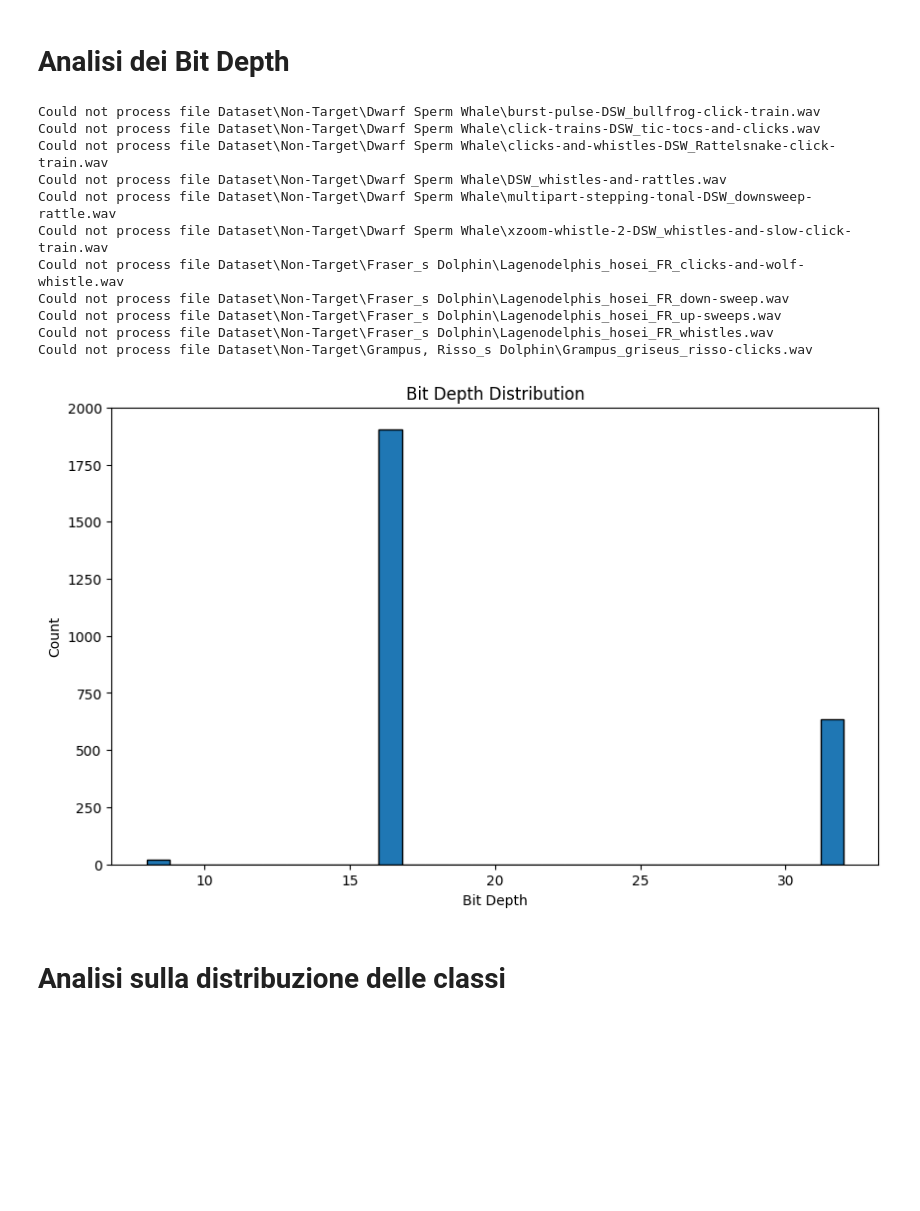
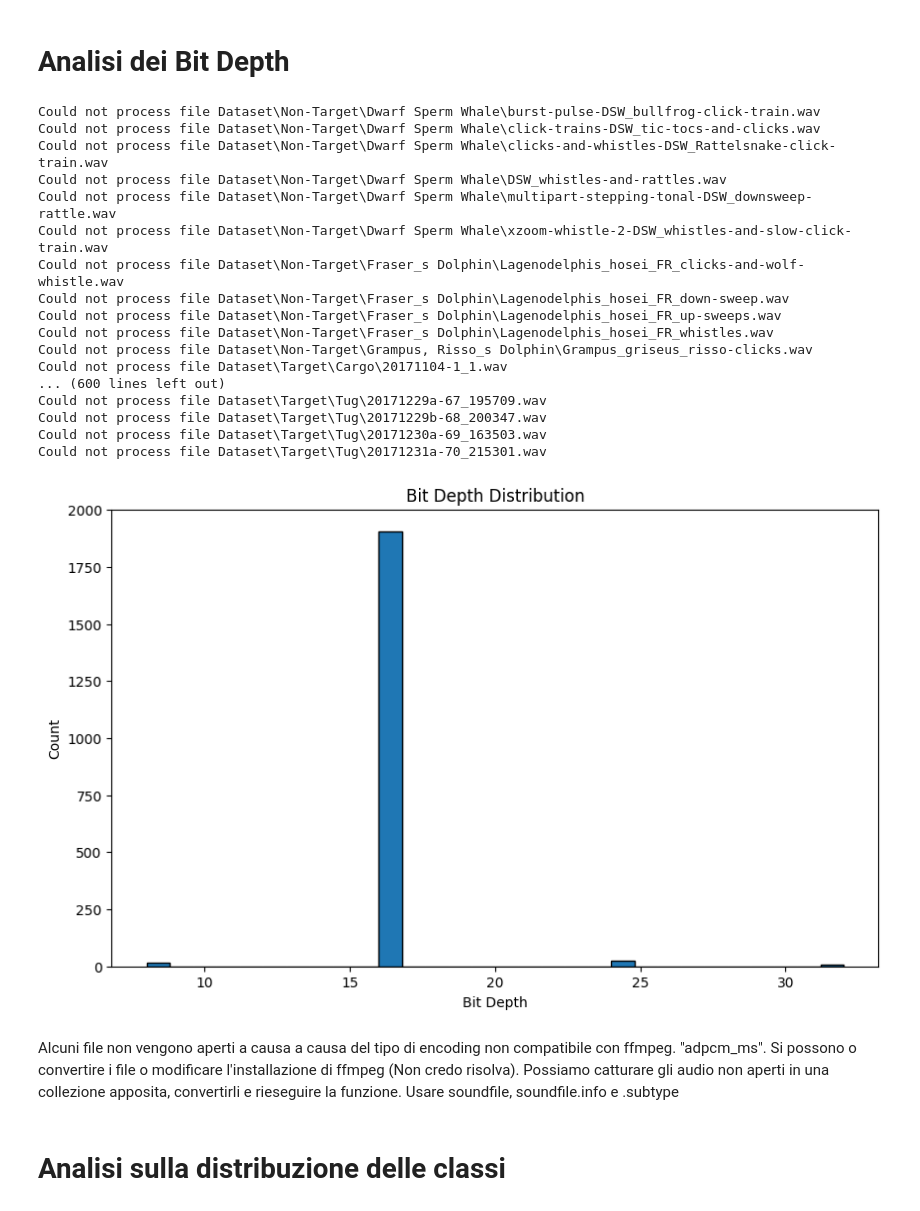
Before and after one commit to frenkmadda/UnderwaterSoundsClassification, a Jupyter notebook: test.ipynb, the cells around one changed output. Saved outputs shown, nothing was run; the diff lists cells and outputs as text; code cells hidden in the pictures; blank space fills up the shorter version.

Commit message:
Adjusted bit depth analysis

```diff
--- a/test.ipynb
+++ b/test.ipynb
@@ -185,9 +185,11 @@ Dataset/Non-Target/Fin, Finback Whale/atlfin.mp3
 # %% [markdown]
 # Analisi dei Bit Depth
 # %%
-from pydub import AudioSegment
+import soundfile as sf
 import matplotlib.pyplot as plt
-import os
+
+import wave
+import matplotlib.pyplot as plt
 
 def analyze_and_plot_bit_depth(audio_files):
     bit_depths = []
@@ -195,37 +197,47 @@ def analyze_and_plot_bit_depth(audio_files):
         if file.lower().endswith('.mp3'):  # Ignora i file .mp3
             continue
         try:
-            audio = AudioSegment.from_file(file)
-            bit_depth = audio.sample_width * 8  # Convert sample width to bit depth
-            bit_depths.append(bit_depth)
+            with wave.open(file, 'rb') as wf:
+                bit_depth = wf.getsampwidth() * 8  # Convert sample width to bit depth
+                bit_depths.append(bit_depth)
         except:
             print(f"Could not process file {file}")
             continue
 
     # Crea un plot a barre della distribuzione delle bit depth
     plt.figure(figsize=(10, 6))
     plt.hist(bit_depths, bins=30, edgecolor='black')
     plt.xlabel('Bit Depth')
     plt.ylabel('Count')
     plt.title('Bit Depth Distribution')
     plt.show()
 
+
+
 # Utilizzo della funzione
 audio_files = utils.get_audio_files('Dataset/df_paths.csv')
 analyze_and_plot_bit_depth(audio_files)
 # %% [output]
 Could not process file Dataset\Non-Target\Dwarf Sperm Whale\burst-pulse-DSW_bullfrog-click-train.wav
 Could not process file Dataset\Non-Target\Dwarf Sperm Whale\click-trains-DSW_tic-tocs-and-clicks.wav
 Could not process file Dataset\Non-Target\Dwarf Sperm Whale\clicks-and-whistles-DSW_Rattelsnake-click-train.wav
 Could not process file Dataset\Non-Target\Dwarf Sperm Whale\DSW_whistles-and-rattles.wav
 Could not process file Dataset\Non-Target\Dwarf Sperm Whale\multipart-stepping-tonal-DSW_downsweep-rattle.wav
 Could not process file Dataset\Non-Target\Dwarf Sperm Whale\xzoom-whistle-2-DSW_whistles-and-slow-click-train.wav
 Could not process file Dataset\Non-Target\Fraser_s Dolphin\Lagenodelphis_hosei_FR_clicks-and-wolf-whistle.wav
 Could not process file Dataset\Non-Target\Fraser_s Dolphin\Lagenodelphis_hosei_FR_down-sweep.wav
 Could not process file Dataset\Non-Target\Fraser_s Dolphin\Lagenodelphis_hosei_FR_up-sweeps.wav
 Could not process file Dataset\Non-Target\Fraser_s Dolphin\Lagenodelphis_hosei_FR_whistles.wav
 Could not process file Dataset\Non-Target\Grampus, Risso_s Dolphin\Grampus_griseus_risso-clicks.wav
+Could not process file Dataset\Target\Cargo\20171104-1_1.wav
+... (600 lines left out)
+Could not process file Dataset\Target\Tug\20171229a-67_195709.wav
+Could not process file Dataset\Target\Tug\20171229b-68_200347.wav
+Could not process file Dataset\Target\Tug\20171230a-69_163503.wav
+Could not process file Dataset\Target\Tug\20171231a-70_215301.wav
-[figure, old version]
+[figure, new version]
+# %% [markdown]
+Alcuni file non vengono aperti a causa a causa del tipo di encoding non compatibile con ffmpeg. "adpcm_ms". Si possono o convertire i file o modificare l'installazione di ffmpeg (Non credo risolva). Possiamo catturare gli audio non aperti in una collezione apposita, convertirli e rieseguire la funzione. Usare soundfile, soundfile.info e .subtype
 # %% [markdown]
 # Analisi sulla distribuzione delle classi
 # %%
```
